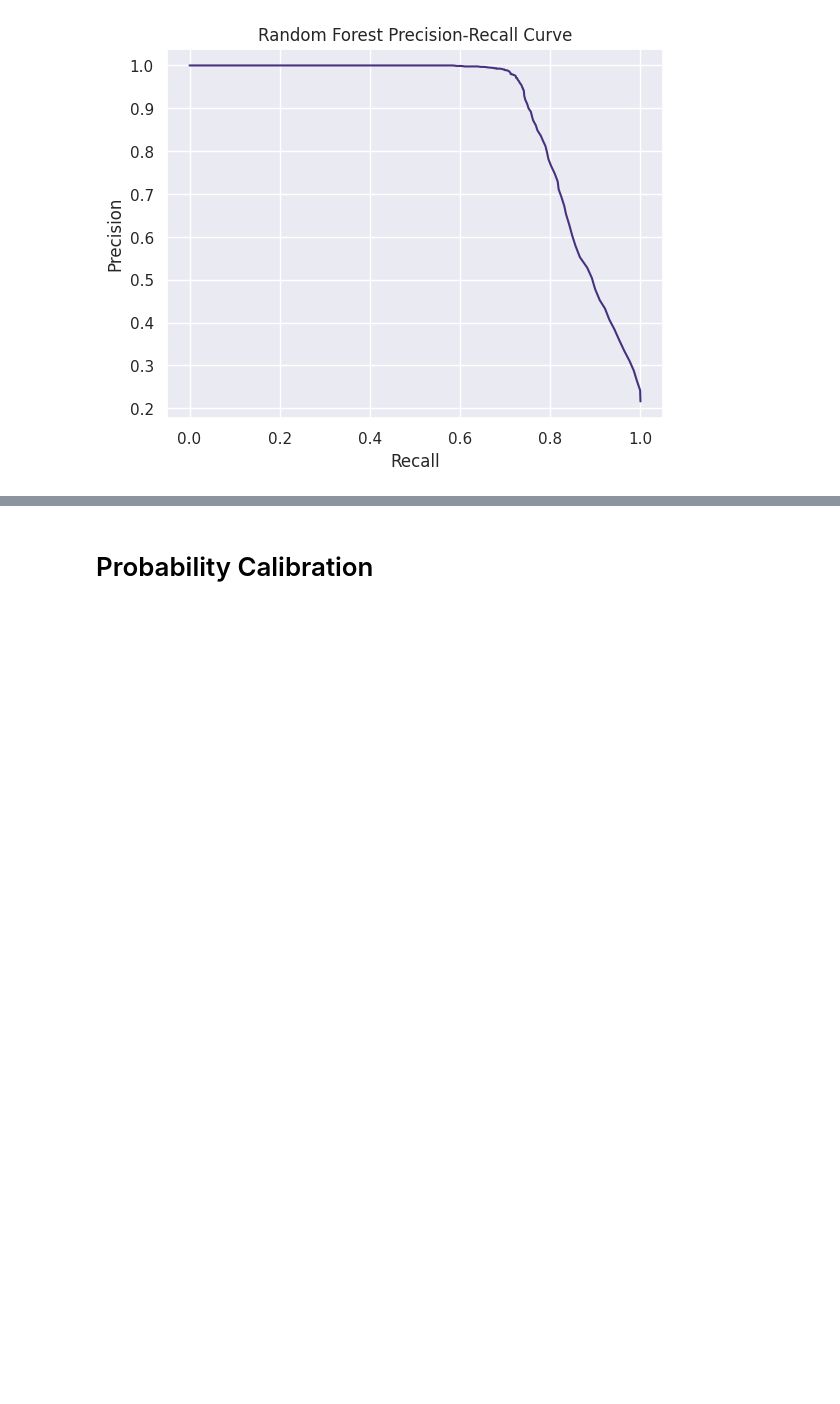
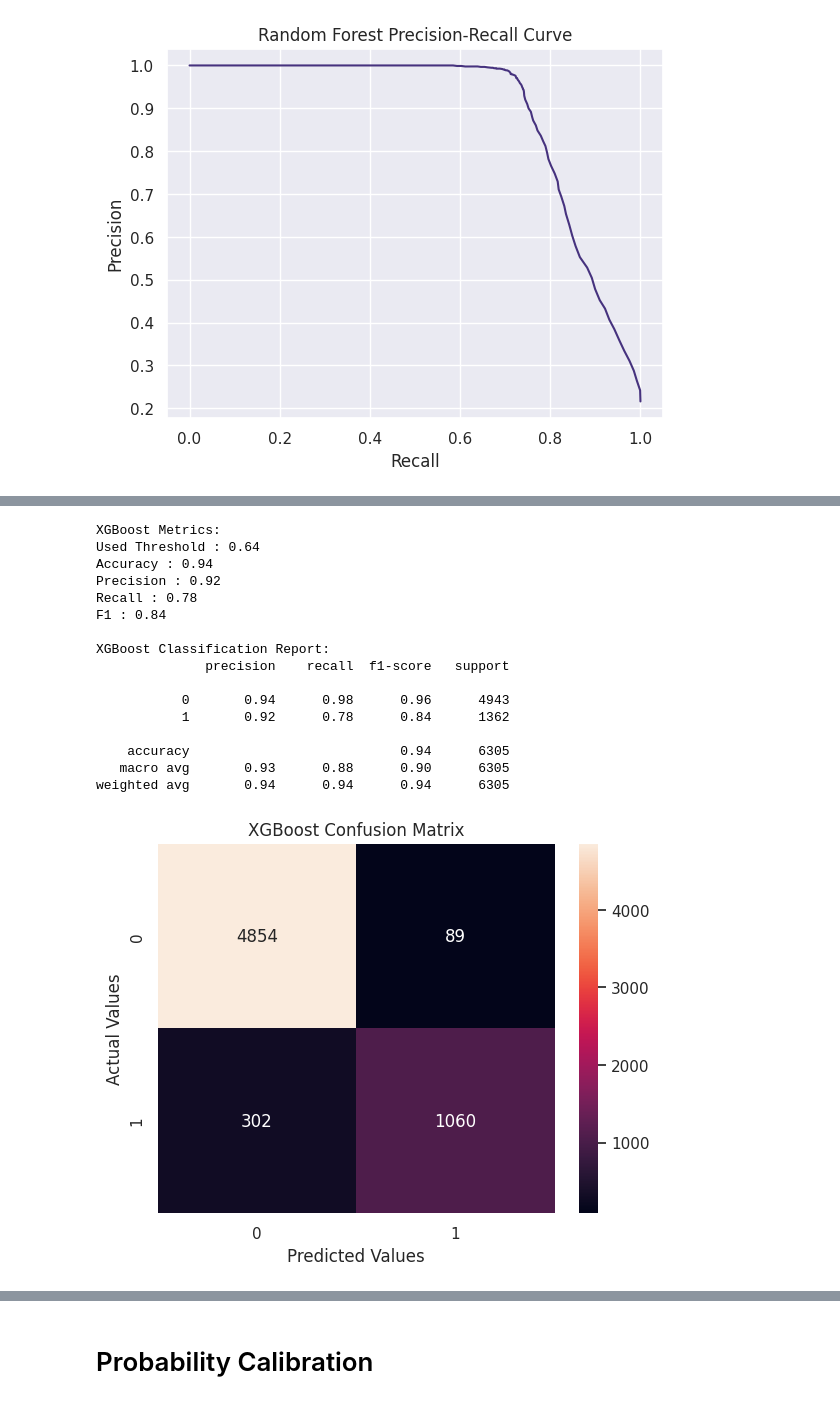
Before and after one commit to code-with-ayyan/credit-risk-assesment, a Jupyter notebook: main.ipynb, the cells around one changed output, grey strips where cells are left out. Saved outputs shown, nothing was run; the diff lists cells and outputs as text; code cells hidden in the pictures; blank space fills up the shorter version.

```diff
--- a/main.ipynb
+++ b/main.ipynb
@@ -491,0 +525,34 @@ weighted avg       0.94      0.94      0.93      6305
+# %%
+prob = xg_model.predict_proba(X_test)[:, 1]
+
+#For each threshold calculate Precision and Recall
+precisions, recalls , thresholds = precision_recall_curve(y_test, prob)
+
+
+#Calculate F1 score for each threshold
+f1 = 2 * (precisions*recalls) / (precisions + recalls + 1e-9)
+
+#Get the threshold that produces the highest f1-score
+best = np.argmax(f1[:-1])
+best_threshold = thresholds[best]
+
+
+evaluate_model("XGBoost", xg_model, X_test, y_test, best_threshold)
+# %% [output]
+XGBoost Metrics:
+Used Threshold : 0.64
+Accuracy : 0.94
+Precision : 0.92
+Recall : 0.78
+F1 : 0.84
+
+XGBoost Classification Report:
+              precision    recall  f1-score   support
+
+           0       0.94      0.98      0.96      4943
+           1       0.92      0.78      0.84      1362
+
+    accuracy                           0.94      6305
+   macro avg       0.93      0.88      0.90      6305
+weighted avg       0.94      0.94      0.94      6305
+[figure, added]
```
Also changed, not shown: parts of 27 cells of this notebook.
